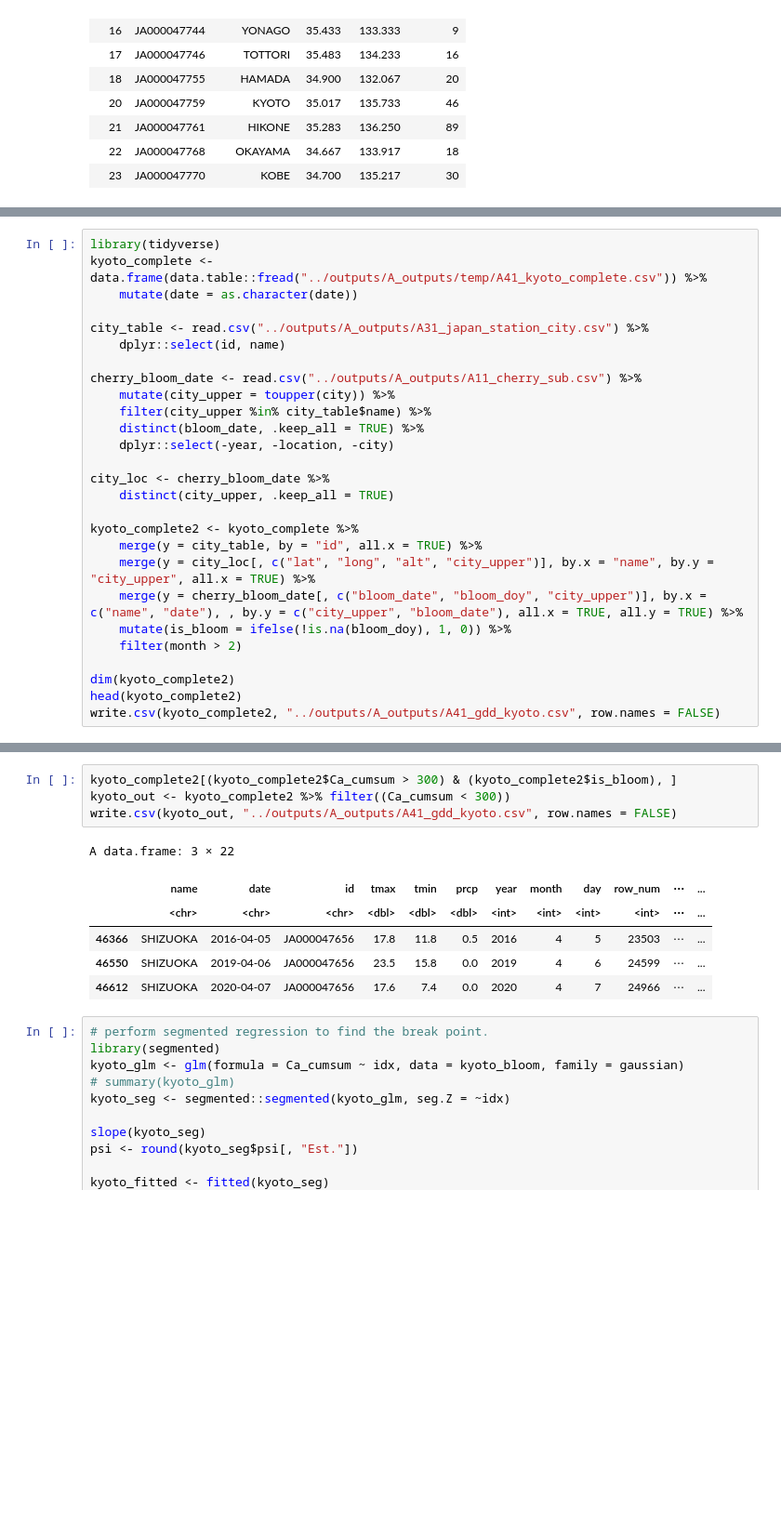
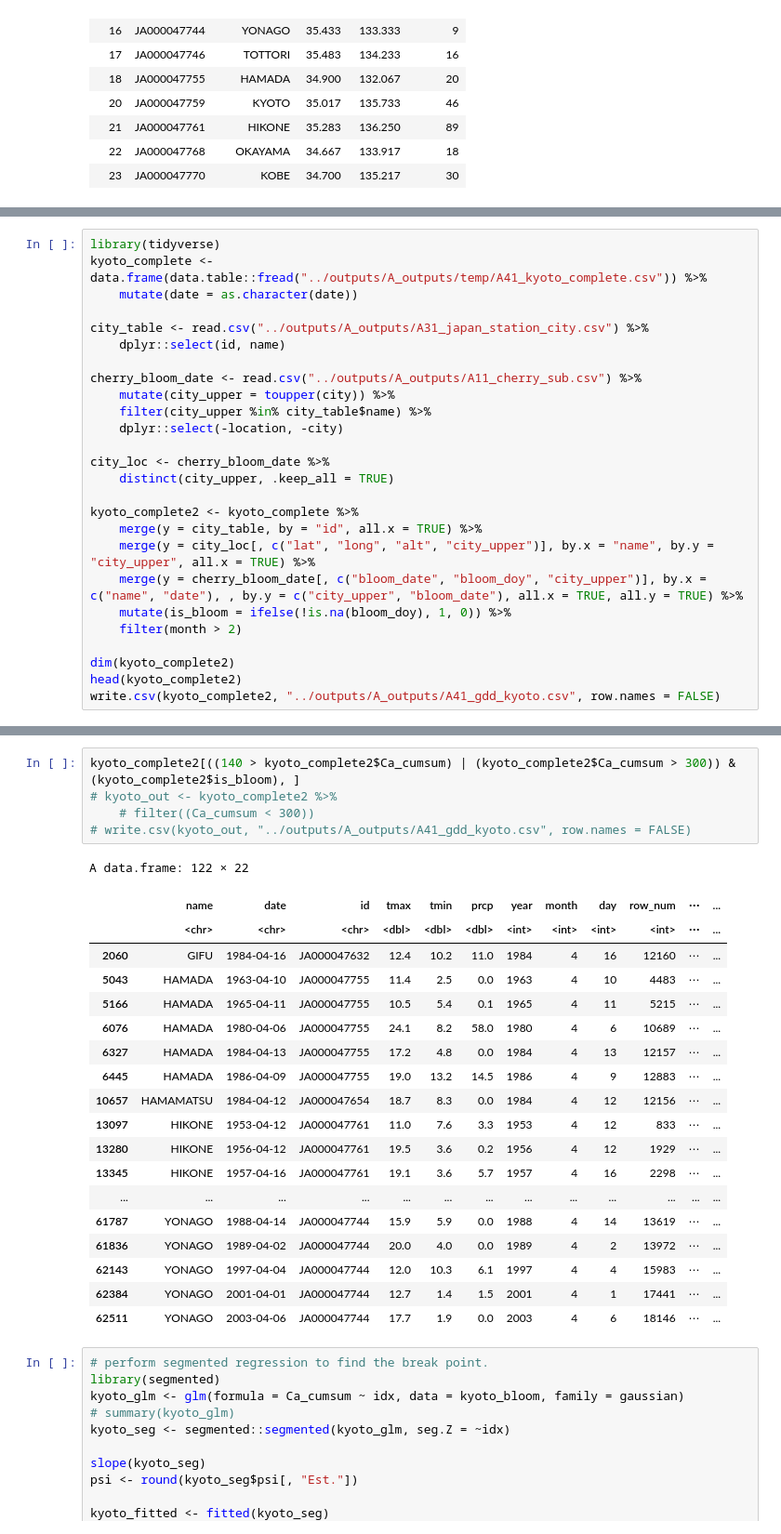
Before and after one commit to joosung-min/peak-bloom-prediction, a Jupyter notebook: code/A41_kyoto_gdd.ipynb, the cells around one changed output, grey strips where cells are left out. Shown: that part at 93% size. Saved outputs shown, nothing was run; the diff lists cells and outputs as text; blank space fills up the shorter version.

```diff
--- a/code/A41_kyoto_gdd.ipynb
+++ b/code/A41_kyoto_gdd.ipynb
@@ -269,8 +210,7 @@ city_table <- read.csv("../outputs/A_outputs/A31_japan_station_city.csv") %>%
 cherry_bloom_date <- read.csv("../outputs/A_outputs/A11_cherry_sub.csv") %>%
     mutate(city_upper = toupper(city)) %>%
     filter(city_upper %in% city_table$name) %>%
-    distinct(bloom_date, .keep_all = TRUE) %>%
-    dplyr::select(-year, -location, -city)
+    dplyr::select(-location, -city)
 
 city_loc <- cherry_bloom_date %>%
     distinct(city_upper, .keep_all = TRUE)
@@ -334,14 +258,28 @@ plot(kyoto_bloom$bloom_doy, type = "l")
 # %%
-kyoto_complete2[(kyoto_complete2$Ca_cumsum > 300) & (kyoto_complete2$is_bloom), ]
-kyoto_out <- kyoto_complete2 %>% filter((Ca_cumsum < 300))
-write.csv(kyoto_out, "../outputs/A_outputs/A41_gdd_kyoto.csv", row.names = FALSE)
+kyoto_complete2[((140 > kyoto_complete2$Ca_cumsum) | (kyoto_complete2$Ca_cumsum > 300)) & (kyoto_complete2$is_bloom), ]
+# kyoto_out <- kyoto_complete2 %>%
+    # filter((Ca_cumsum < 300))
+# write.csv(kyoto_out, "../outputs/A_outputs/A41_gdd_kyoto.csv", row.names = FALSE)
 # %% [output]
-A data.frame: 3 × 22
+A data.frame: 122 × 22
 |  | name | date | id | tmax | tmin | prcp | year | month | day | row_num | ⋯ | ... |
 |  | <chr> | <chr> | <chr> | <dbl> | <dbl> | <dbl> | <int> | <int> | <int> | <int> | ⋯ | ... |
-| 46366 | SHIZUOKA | 2016-04-05 | JA000047656 | 17.8 | 11.8 | 0.5 | 2016 | 4 | 5 | 23503 | ⋯ | ... |
-| 46550 | SHIZUOKA | 2019-04-06 | JA000047656 | 23.5 | 15.8 | 0.0 | 2019 | 4 | 6 | 24599 | ⋯ | ... |
-| 46612 | SHIZUOKA | 2020-04-07 | JA000047656 | 17.6 | 7.4 | 0.0 | 2020 | 4 | 7 | 24966 | ⋯ | ... |
+| 2060 | GIFU | 1984-04-16 | JA000047632 | 12.4 | 10.2 | 11.0 | 1984 | 4 | 16 | 12160 | ⋯ | ... |
+| 5043 | HAMADA | 1963-04-10 | JA000047755 | 11.4 | 2.5 | 0.0 | 1963 | 4 | 10 | 4483 | ⋯ | ... |
+| 5166 | HAMADA | 1965-04-11 | JA000047755 | 10.5 | 5.4 | 0.1 | 1965 | 4 | 11 | 5215 | ⋯ | ... |
+| 6076 | HAMADA | 1980-04-06 | JA000047755 | 24.1 | 8.2 | 58.0 | 1980 | 4 | 6 | 10689 | ⋯ | ... |
+| 6327 | HAMADA | 1984-04-13 | JA000047755 | 17.2 | 4.8 | 0.0 | 1984 | 4 | 13 | 12157 | ⋯ | ... |
+| 6445 | HAMADA | 1986-04-09 | JA000047755 | 19.0 | 13.2 | 14.5 | 1986 | 4 | 9 | 12883 | ⋯ | ... |
+| 10657 | HAMAMATSU | 1984-04-12 | JA000047654 | 18.7 | 8.3 | 0.0 | 1984 | 4 | 12 | 12156 | ⋯ | ... |
+| 13097 | HIKONE | 1953-04-12 | JA000047761 | 11.0 | 7.6 | 3.3 | 1953 | 4 | 12 | 833 | ⋯ | ... |
+| 13280 | HIKONE | 1956-04-12 | JA000047761 | 19.5 | 3.6 | 0.2 | 1956 | 4 | 12 | 1929 | ⋯ | ... |
+| 13345 | HIKONE | 1957-04-16 | JA000047761 | 19.1 | 3.6 | 5.7 | 1957 | 4 | 16 | 2298 | ⋯ | ... |
+| ... | ... | ... | ... | ... | ... | ... | ... | ... | ... | ... | ... | ... |
+| 61787 | YONAGO | 1988-04-14 | JA000047744 | 15.9 | 5.9 | 0.0 | 1988 | 4 | 14 | 13619 | ⋯ | ... |
+| 61836 | YONAGO | 1989-04-02 | JA000047744 | 20.0 | 4.0 | 0.0 | 1989 | 4 | 2 | 13972 | ⋯ | ... |
+| 62143 | YONAGO | 1997-04-04 | JA000047744 | 12.0 | 10.3 | 6.1 | 1997 | 4 | 4 | 15983 | ⋯ | ... |
+| 62384 | YONAGO | 2001-04-01 | JA000047744 | 12.7 | 1.4 | 1.5 | 2001 | 4 | 1 | 17441 | ⋯ | ... |
+| 62511 | YONAGO | 2003-04-06 | JA000047744 | 17.7 | 1.9 | 0.0 | 2003 | 4 | 6 | 18146 | ⋯ | ... |
 # %%
 # perform segmented regression to find the break point.
 library(segmented)
```
Also changed, not shown: parts of 10 cells of this notebook, 28 other files.
